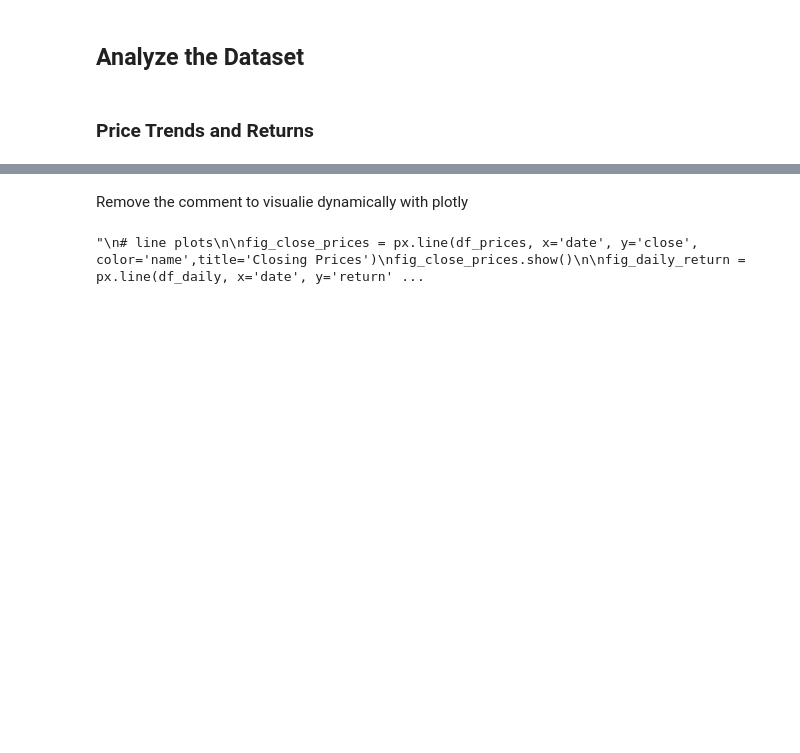
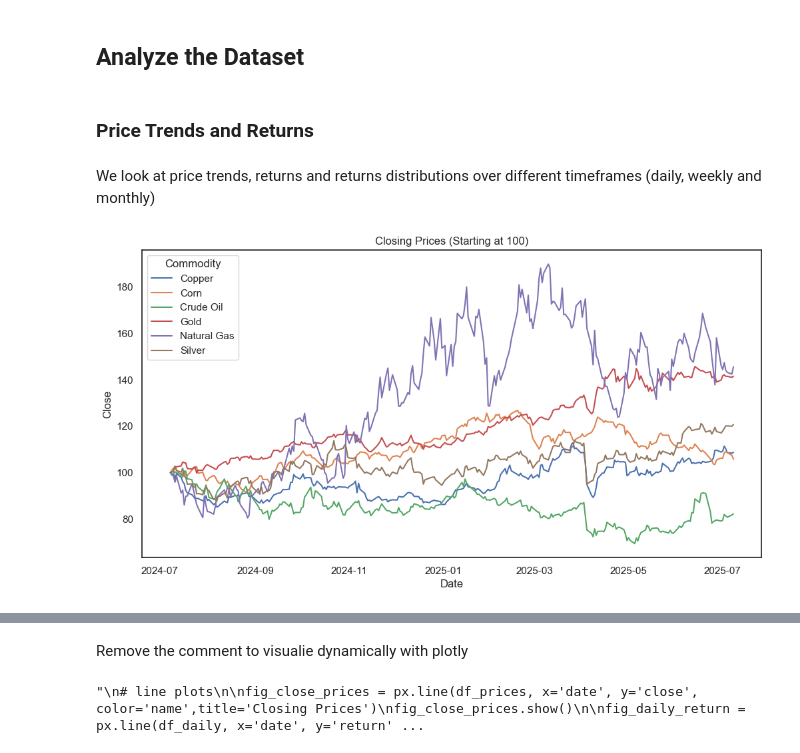
Before and after one commit to dgalassi99/commodity_lab, a Jupyter notebook: projects/commodity_dashboard/commodity_dashboard.ipynb, the cells around one changed output, grey strips where cells are left out. Saved outputs shown, nothing was run; the diff lists cells and outputs as text; code cells hidden in the pictures; blank space fills up the shorter version.

```diff
--- a/projects/commodity_dashboard/commodity_dashboard.ipynb
+++ b/projects/commodity_dashboard/commodity_dashboard.ipynb
@@ -66,6 +80,8 @@ conn.close()
 ## Analyze the Dataset
 # %% [markdown]
 ### Price Trends and Returns
+# %% [markdown]
+We look at price trends, returns and returns distributions over different timeframes (daily, weekly and monthly)
 # %%
 df['date'] = pd.to_datetime(df['date'])
 #exclude wheat
@@ -79,3 +95,19 @@ df_wide = df.pivot(index='date', columns='name', values='close')
 df_daily = df_wide.pct_change(1).reset_index().melt(id_vars='date', var_name='name', value_name='return').dropna()
 df_weekly = df_wide.pct_change(5).reset_index().melt(id_vars='date', var_name='name', value_name='return').dropna()
 df_monthly = df_wide.pct_change(21).reset_index().melt(id_vars='date', var_name='name', value_name='return').dropna()
+# %%
+df_prices = df_prices.sort_values(['name','date'])
+first_close = df_prices.groupby('name')['close'].transform('first')
+df_prices['norm_close'] = df_prices['close'] / first_close*100
+
+sns.set(style="white")
+# line plot: Closing Prices
+plt.figure(figsize=(12,6))
+sns.lineplot(data=df_prices, x='date', y='norm_close', hue='name')
+plt.title('Closing Prices (Starting at 100)')
+plt.xlabel('Date')
+plt.ylabel('Close')
+plt.legend(title='Commodity')
+plt.show()
+# %% [output]
+[figure, added]
```
Also changed, not shown: parts of 13 cells of this notebook.
